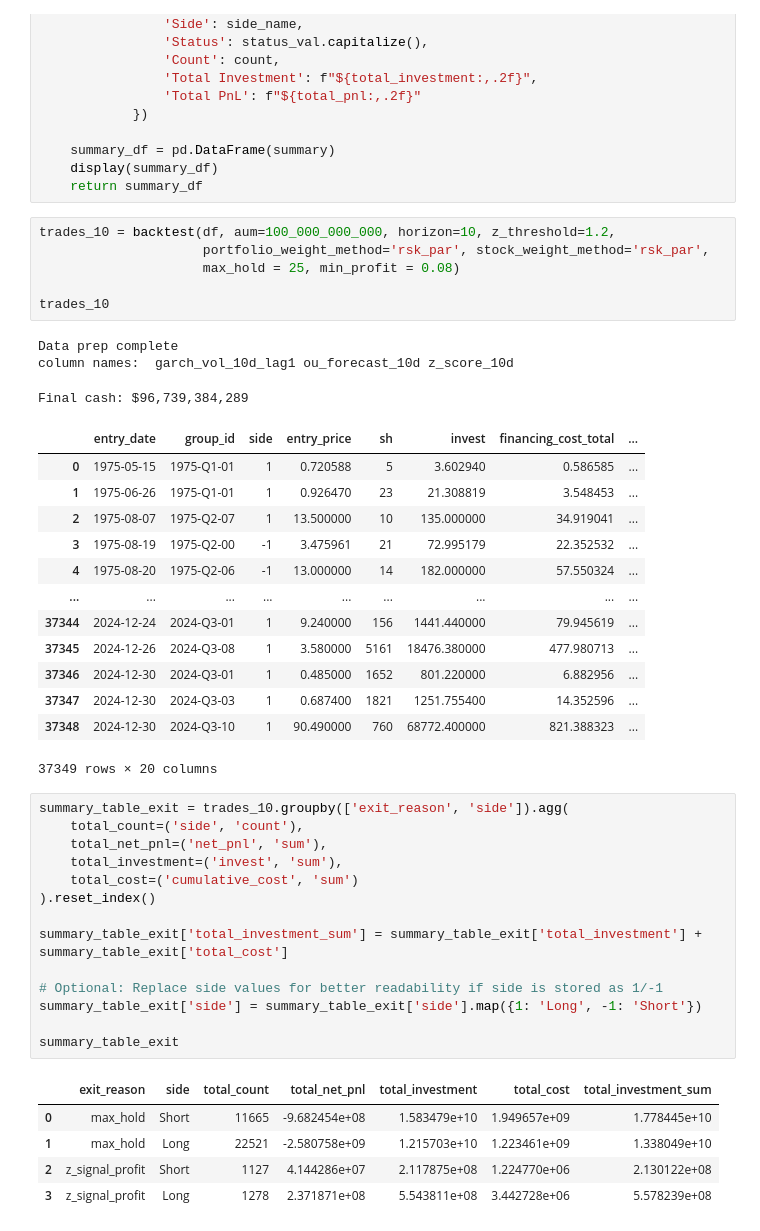
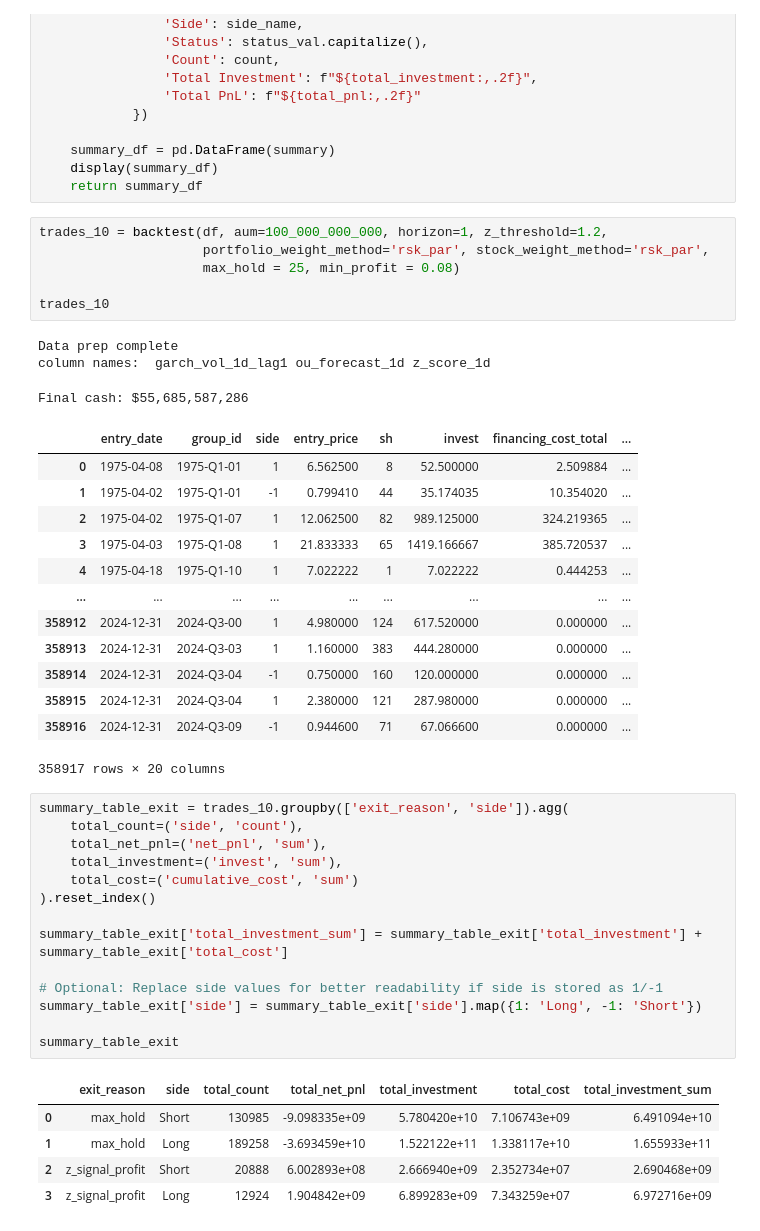
Before and after one commit to komalniraula/ml-quant-eval, a Jupyter notebook: trend_following_backtest.ipynb, the cells around one changed output. Cells and saved outputs as stored; diff of their text form.

```diff
--- a/Trend following backtest.ipynb
+++ b/trend_following_backtest.ipynb
@@ -484,28 +484,28 @@ def summarize_positions(trades: pd.DataFrame):
     display(summary_df)
     return summary_df
 # %%
-trades_10 = backtest(df, aum=100_000_000_000, horizon=10, z_threshold=1.2,
+trades_10 = backtest(df, aum=100_000_000_000, horizon=1, z_threshold=1.2,
                      portfolio_weight_method='rsk_par', stock_weight_method='rsk_par',
                      max_hold = 25, min_profit = 0.08)
 
 trades_10
 # %% [output]
 Data prep complete
-column names:  garch_vol_10d_lag1 ou_forecast_10d z_score_10d
+column names:  garch_vol_1d_lag1 ou_forecast_1d z_score_1d
-Final cash: $96,739,384,289
+Final cash: $55,685,587,286
 |  | entry_date | group_id | side | entry_price | sh | invest | financing_cost_total | ... |
-| 0 | 1975-05-15 | 1975-Q1-01 | 1 | 0.720588 | 5 | 3.602940 | 0.586585 | ... |
-| 1 | 1975-06-26 | 1975-Q1-01 | 1 | 0.926470 | 23 | 21.308819 | 3.548453 | ... |
-| 2 | 1975-08-07 | 1975-Q2-07 | 1 | 13.500000 | 10 | 135.000000 | 34.919041 | ... |
-| 3 | 1975-08-19 | 1975-Q2-00 | -1 | 3.475961 | 21 | 72.995179 | 22.352532 | ... |
-| 4 | 1975-08-20 | 1975-Q2-06 | -1 | 13.000000 | 14 | 182.000000 | 57.550324 | ... |
+| 0 | 1975-04-08 | 1975-Q1-01 | 1 | 6.562500 | 8 | 52.500000 | 2.509884 | ... |
+| 1 | 1975-04-02 | 1975-Q1-01 | -1 | 0.799410 | 44 | 35.174035 | 10.354020 | ... |
+| 2 | 1975-04-02 | 1975-Q1-07 | 1 | 12.062500 | 82 | 989.125000 | 324.219365 | ... |
+| 3 | 1975-04-03 | 1975-Q1-08 | 1 | 21.833333 | 65 | 1419.166667 | 385.720537 | ... |
+| 4 | 1975-04-18 | 1975-Q1-10 | 1 | 7.022222 | 1 | 7.022222 | 0.444253 | ... |
 | ... | ... | ... | ... | ... | ... | ... | ... | ... |
-| 37344 | 2024-12-24 | 2024-Q3-01 | 1 | 9.240000 | 156 | 1441.440000 | 79.945619 | ... |
-| 37345 | 2024-12-26 | 2024-Q3-08 | 1 | 3.580000 | 5161 | 18476.380000 | 477.980713 | ... |
-| 37346 | 2024-12-30 | 2024-Q3-01 | 1 | 0.485000 | 1652 | 801.220000 | 6.882956 | ... |
-| 37347 | 2024-12-30 | 2024-Q3-03 | 1 | 0.687400 | 1821 | 1251.755400 | 14.352596 | ... |
-| 37348 | 2024-12-30 | 2024-Q3-10 | 1 | 90.490000 | 760 | 68772.400000 | 821.388323 | ... |
+| 358912 | 2024-12-31 | 2024-Q3-00 | 1 | 4.980000 | 124 | 617.520000 | 0.000000 | ... |
+| 358913 | 2024-12-31 | 2024-Q3-03 | 1 | 1.160000 | 383 | 444.280000 | 0.000000 | ... |
+| 358914 | 2024-12-31 | 2024-Q3-04 | -1 | 0.750000 | 160 | 120.000000 | 0.000000 | ... |
+| 358915 | 2024-12-31 | 2024-Q3-04 | 1 | 2.380000 | 121 | 287.980000 | 0.000000 | ... |
+| 358916 | 2024-12-31 | 2024-Q3-09 | -1 | 0.944600 | 71 | 67.066600 | 0.000000 | ... |
-37349 rows × 20 columns
+358917 rows × 20 columns
 # %%
 summary_table_exit = trades_10.groupby(['exit_reason', 'side']).agg(
     total_count=('side', 'count'),
@@ -522,10 +522,10 @@ summary_table_exit['side'] = summary_table_exit['side'].map({1: 'Long', -1: 'Sho
 summary_table_exit
 # %% [output]
 |  | exit_reason | side | total_count | total_net_pnl | total_investment | total_cost | total_investment_sum |
-| 0 | max_hold | Short | 11665 | -9.682454e+08 | 1.583479e+10 | 1.949657e+09 | 1.778445e+10 |
-| 1 | max_hold | Long | 22521 | -2.580758e+09 | 1.215703e+10 | 1.223461e+09 | 1.338049e+10 |
-| 2 | z_signal_profit | Short | 1127 | 4.144286e+07 | 2.117875e+08 | 1.224770e+06 | 2.130122e+08 |
-| 3 | z_signal_profit | Long | 1278 | 2.371871e+08 | 5.543811e+08 | 3.442728e+06 | 5.578239e+08 |
+| 0 | max_hold | Short | 130985 | -9.098335e+09 | 5.780420e+10 | 7.106743e+09 | 6.491094e+10 |
+| 1 | max_hold | Long | 189258 | -3.693459e+10 | 1.522122e+11 | 1.338117e+10 | 1.655933e+11 |
+| 2 | z_signal_profit | Short | 20888 | 6.002893e+08 | 2.666940e+09 | 2.352734e+07 | 2.690468e+09 |
+| 3 | z_signal_profit | Long | 12924 | 1.904842e+09 | 6.899283e+09 | 7.343259e+07 | 6.972716e+09 |
 # %%
 summary = summarize_positions(trades_10)
 # %% [output]
```
Also changed, not shown: parts of 2 cells of this notebook, 1 other file.
